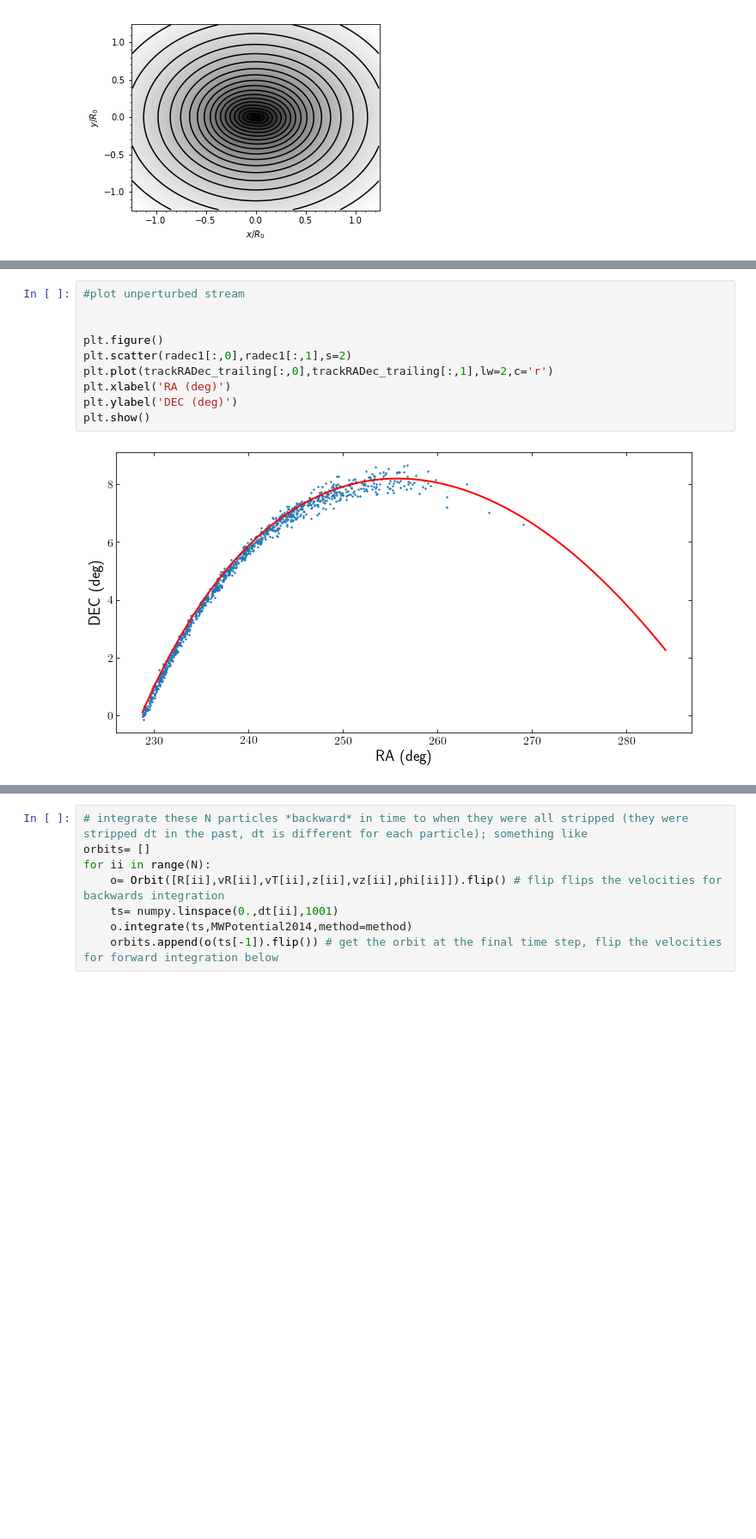
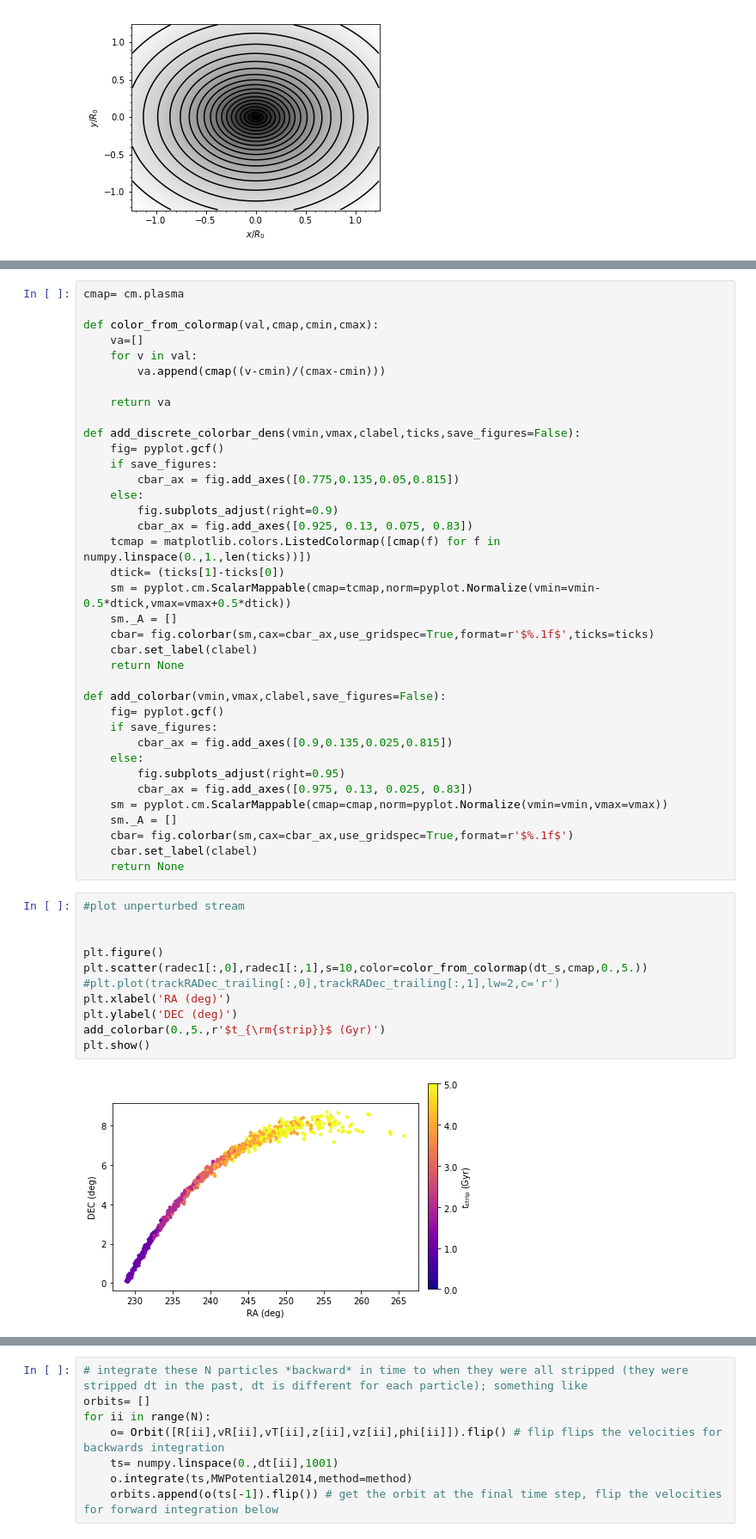
Before and after one commit to nbanik/Baryonic-effects-on-Pal5, a Jupyter notebook: effect_of_bar.ipynb, the cells around one changed output, grey strips where cells are left out. Shown at 86% size. Drawn from its saved outputs; the diff is of its cells as text; blank space fills up the shorter version.

Commit message:
colored stripping time

```diff
--- a/effect_of_bar.ipynb
+++ b/effect_of_bar.ipynb
@@ -142,15 +153,53 @@ galpyWarning: In versions >1.3, the output unit of streamdf.misalignment has bee
+# %%
+cmap= cm.plasma
+
+def color_from_colormap(val,cmap,cmin,cmax):
+    va=[]
+    for v in val:
+        va.append(cmap((v-cmin)/(cmax-cmin)))
+
+    return va
+
+def add_discrete_colorbar_dens(vmin,vmax,clabel,ticks,save_figures=False):
+    fig= pyplot.gcf()
+    if save_figures:
+        cbar_ax = fig.add_axes([0.775,0.135,0.05,0.815])
+    else:
+        fig.subplots_adjust(right=0.9)
+        cbar_ax = fig.add_axes([0.925, 0.13, 0.075, 0.83])
+    tcmap = matplotlib.colors.ListedColormap([cmap(f) for f in numpy.linspace(0.,1.,len(ticks))])
+    dtick= (ticks[1]-ticks[0])
+    sm = pyplot.cm.ScalarMappable(cmap=tcmap,norm=pyplot.Normalize(vmin=vmin-0.5*dtick,vmax=vmax+0.5*dtick))
+    sm._A = []
+    cbar= fig.colorbar(sm,cax=cbar_ax,use_gridspec=True,format=r'$%.1f$',ticks=ticks)
+    cbar.set_label(clabel)
+    return None
+
+def add_colorbar(vmin,vmax,clabel,save_figures=False):
+    fig= pyplot.gcf()
+    if save_figures:
+        cbar_ax = fig.add_axes([0.9,0.135,0.025,0.815])
+    else:
+        fig.subplots_adjust(right=0.95)
+        cbar_ax = fig.add_axes([0.975, 0.13, 0.025, 0.83])
+    sm = pyplot.cm.ScalarMappable(cmap=cmap,norm=pyplot.Normalize(vmin=vmin,vmax=vmax))
+    sm._A = []
+    cbar= fig.colorbar(sm,cax=cbar_ax,use_gridspec=True,format=r'$%.1f$')
+    cbar.set_label(clabel)
+    return None
 # %%
 #plot unperturbed stream
 
 
 plt.figure()
-plt.scatter(radec1[:,0],radec1[:,1],s=2)
-plt.plot(trackRADec_trailing[:,0],trackRADec_trailing[:,1],lw=2,c='r')
+plt.scatter(radec1[:,0],radec1[:,1],s=10,color=color_from_colormap(dt_s,cmap,0.,5.))
+#plt.plot(trackRADec_trailing[:,0],trackRADec_trailing[:,1],lw=2,c='r')
 plt.xlabel('RA (deg)')
 plt.ylabel('DEC (deg)')
+add_colorbar(0.,5.,r'$t_{\rm{strip}}$ (Gyr)')
 plt.show()
 # %% [output]
-[figure, old version]
+[figure, new version]
 # %%
 #plot Jacobi integral to check whether it is conserved
 from random import randint
```
Also changed, not shown: parts of 10 cells of this notebook.
